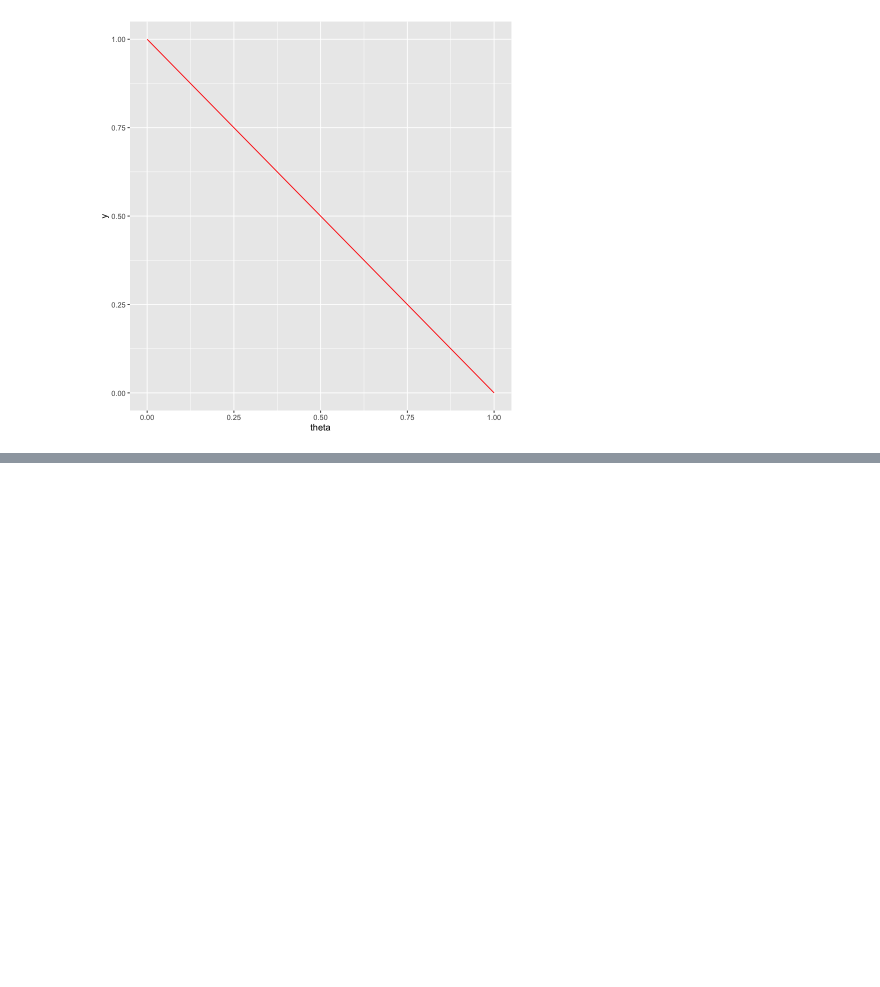
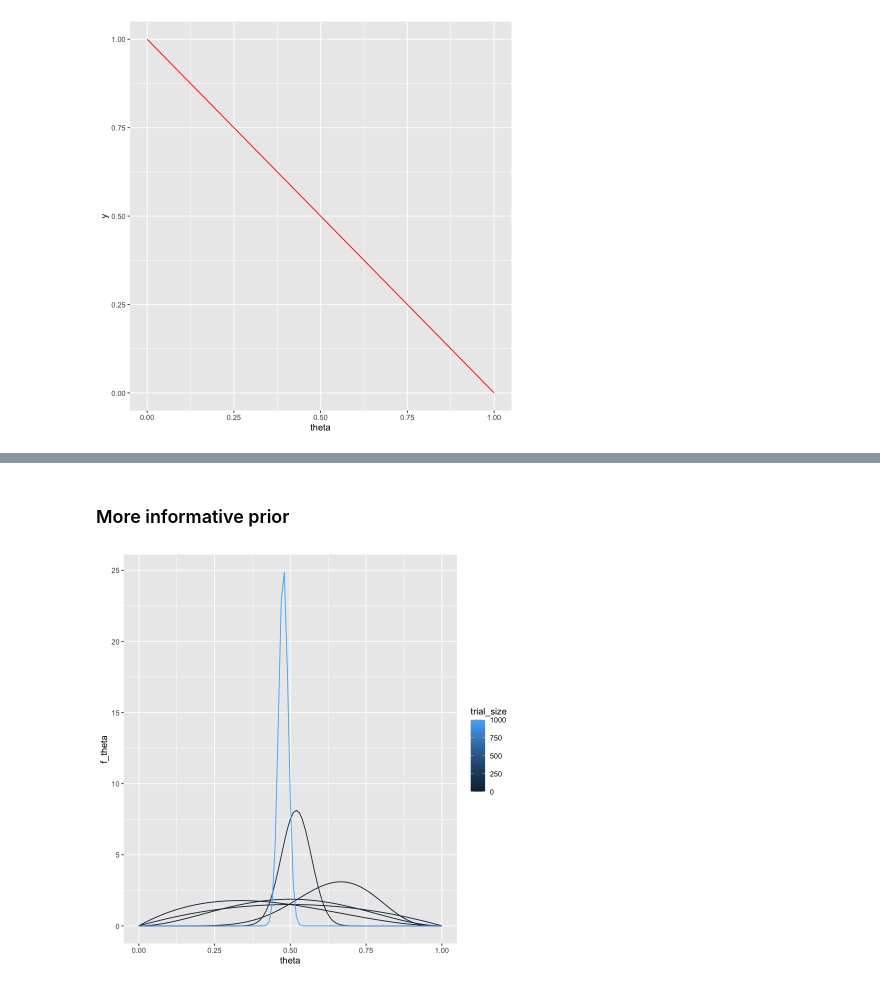
Before and after one commit to cameron-raymond/Bayesian-Stats, a Jupyter notebook: coin-flip-updating.ipynb, the cells around one changed output, grey strips where cells are left out. Drawn from its saved outputs; the diff is of its cells as text; code cells hidden in the pictures; blank space fills up the shorter version.

Commit message:
beta prios

```diff
--- a/coin-flip-updating.ipynb
+++ b/coin-flip-updating.ipynb
@@ -127,0 +128,31 @@ ggplot(pdfs,
+# %% [markdown]
+### More informative prior
+# %%
+true_prop <- 0.50
+# E[X] = a / (a + b)
+# Var[X] = ab / (a+b)^2(a+b+1)
+# having a = b = 5 means that we think the true proprition of heads is 0.5 and we're more certain than
+# if a = b = 2
+beta_prior <- function(theta) dbeta(theta, 2, 2)
+pdfs <- tibble(
+    theta =  seq(0,1,0.01),
+    trial_size = 0,
+    f_theta = beta_prior(theta))
+
+
+for (trial_size in c(1,2,10,100,1000)) {
+    num_heads <- rbinom(1, trial_size, true_prop)
+    num_tails <- trial_size - num_heads
+    a_posterior <- create_posterior(num_heads,num_tails, likelihood, beta_prior)
+    new_pdf <- tibble(
+        theta =  seq(0,1,0.01),
+        trial_size = trial_size,
+        f_theta = a_posterior(theta))
+    pdfs <- rbind(pdfs,new_pdf)
+}
+# Normalize so everything adds to 1
+pdfs <- pdfs %>% group_by(trial_size) %>% mutate(f_theta = 100 * f_theta / sum(f_theta))
+ggplot(pdfs,
+    aes(x=theta,y=f_theta,color=trial_size,group=trial_size)) + geom_line()
+# %% [output]
+[figure, added]
```
Also changed, not shown: parts of 6 cells of this notebook.
